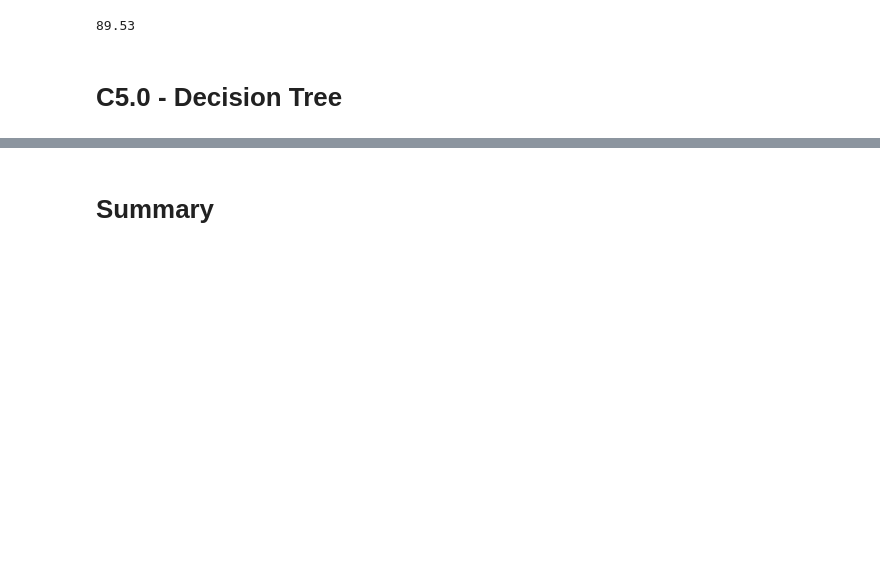
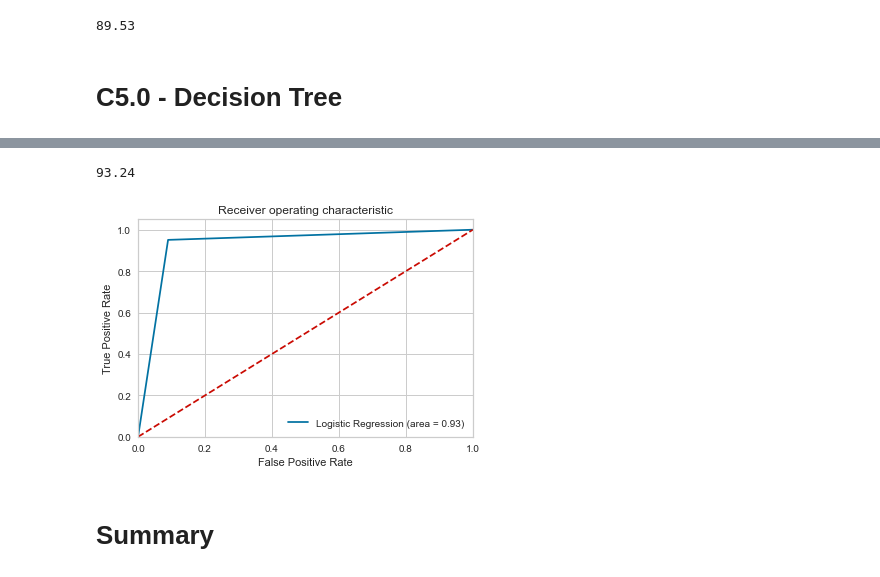
Before and after one commit to juzer25/Brain_Stroke_Prediction, a Jupyter notebook: kddm_project_Brain_Stroke_Prediction.ipynb, the cells around one changed output, grey strips where cells are left out. Cells and saved outputs as stored; diff of their text form; code cells hidden in the pictures; blank space fills up the shorter version.

```diff
--- a/kddm_project_Brain_Stroke_Prediction.ipynb
+++ b/kddm_project_Brain_Stroke_Prediction.ipynb
@@ -740,18 +760,25 @@ print(classification_report(y_test, y_pred))
+# %%
+c5_score = float(str(accuracy_score(y_test, y_pred) * 100)[:5])
+c5_score
+# %% [output]
+93.24
 # %%
 from sklearn.metrics import roc_auc_score
 from sklearn.metrics import roc_curve
-logit_roc_auc = roc_auc_score(y_test, clf.predict(X_test))
-fpr, tpr, thresholds = roc_curve(y_test, clf.predict_proba(X_test)[:,1])
+logit_roc_auc = roc_auc_score(y_test, clf.predict(x_test))
+fpr, tpr, thresholds = roc_curve(y_test, clf.predict_proba(x_test)[:,1])
 plt.figure()
 plt.plot(fpr, tpr, label='Logistic Regression (area = %0.2f)' % logit_roc_auc)
 plt.plot([0, 1], [0, 1],'r--')
 plt.xlim([0.0, 1.0])
 plt.ylim([0.0, 1.05])
 plt.xlabel('False Positive Rate')
 plt.ylabel('True Positive Rate')
 plt.title('Receiver operating characteristic')
 plt.legend(loc="lower right")
 plt.savefig('Log_ROC')
 plt.show()
+# %% [output]
+[figure, added]
 # %% [markdown]
 # Summary
```
Also changed, not shown: parts of 12 cells of this notebook.
